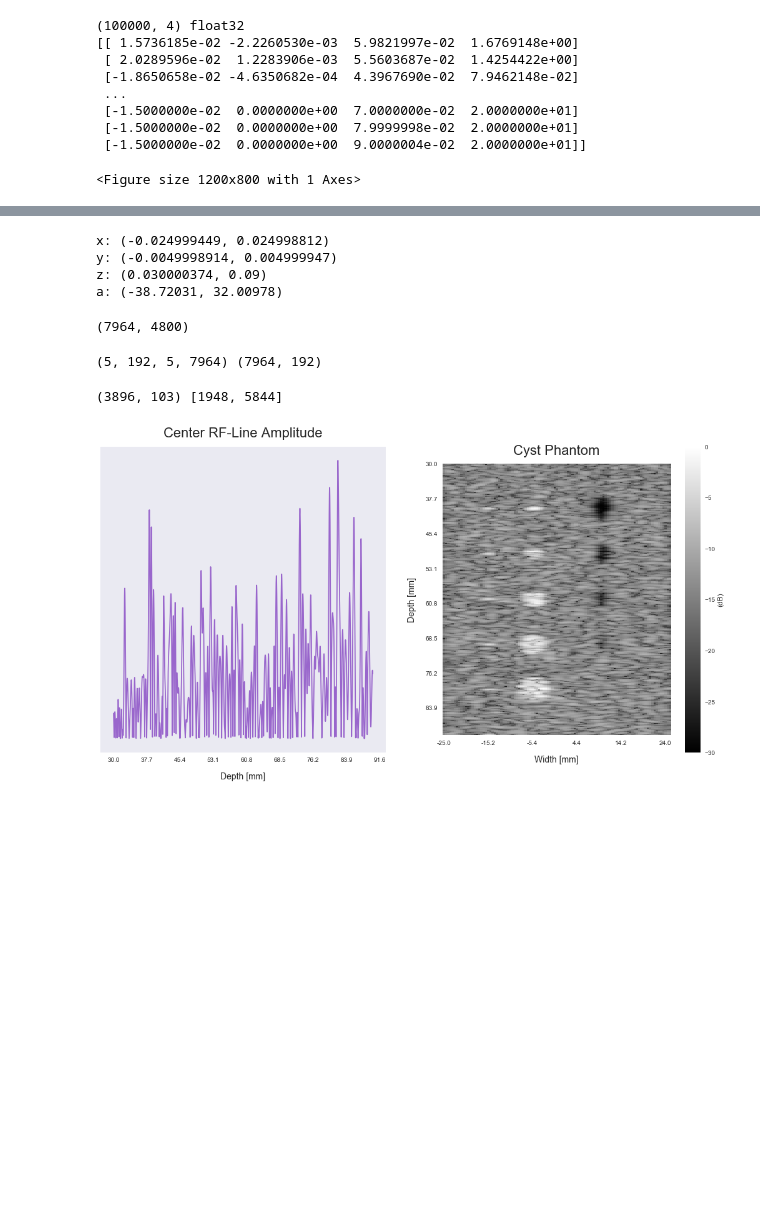
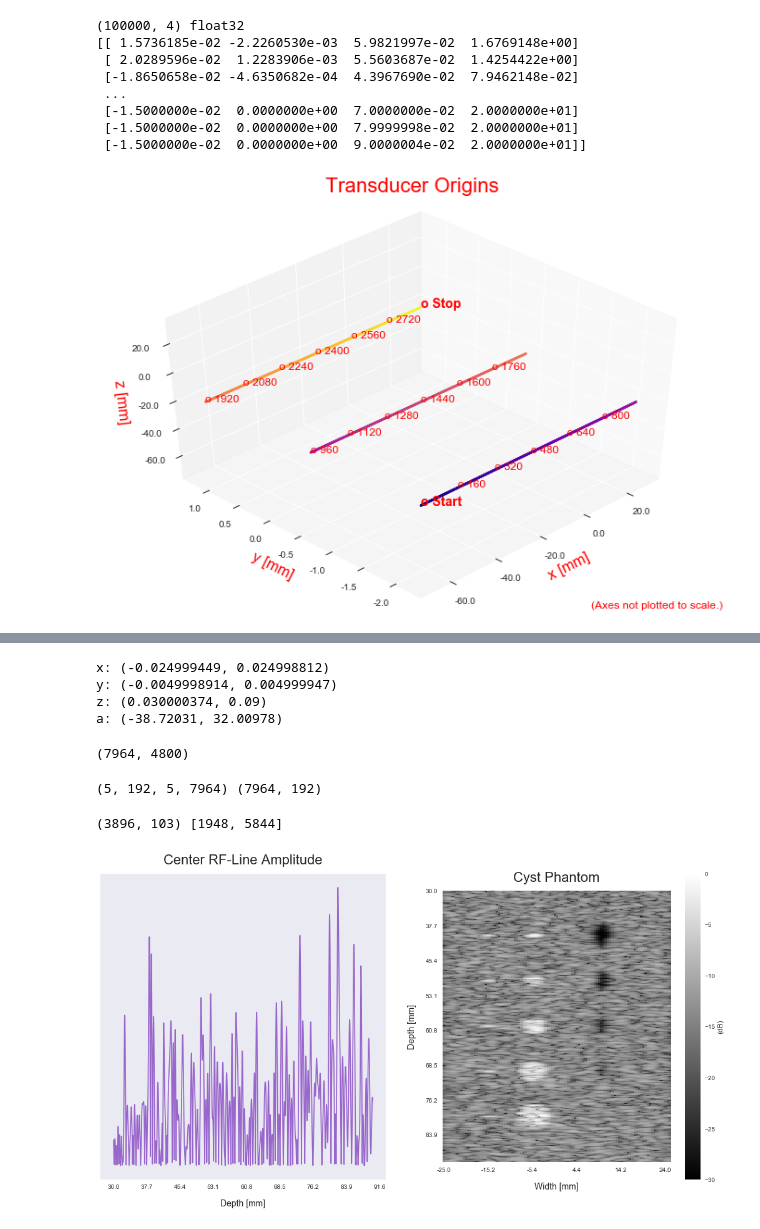
Before and after one commit to spenceryue/OpenBCSim, a Jupyter notebook: jupyter/Cyst Phantom from Field II.ipynb, the cells around one changed output, grey strips where cells are left out. Drawn from its saved outputs; the diff is of its cells as text; code cells hidden in the pictures; blank space fills up the shorter version.

```diff
--- a/jupyter/Cyst Phantom from Field II.ipynb
+++ b/jupyter/Cyst Phantom from Field II.ipynb
@@ -49,6 +49,8 @@ sim.set_parameter ('radial_decimation', '1') # depth-direction downsampling fact
 sim.set_parameter ('phase_delay', 'on') # improves subsample accuracy
 sim.set_parameter ('use_elev_hack', 'off')
 # %%
+import numpy as np
+
 def subdivide (length, num):
     delta = length * 1/num
     divisions = np.arange ((-num//2 + 1) * delta, (num//2 + 1) * delta, delta)
@@ -62,17 +64,13 @@ def linear_transducer (N_elements, width, height, kerf, no_sub_x=1, no_sub_y=1,
     elem_x = subdivide (width, no_sub_x)
     elem_y = subdivide (height, no_sub_y)
 
-    template_x = np.tile (elem_x, [1, N_elements])
-    template_x = template_x.repeat (no_sub_y, axis=0)
-    template_y = np.tile (elem_y.reshape(-1, 1), [1, N_elements])
-    template_y = template_y.repeat (no_sub_x, axis=1)
+    template_x = np.tile (elem_x, [no_sub_y, N_elements])
+    template_y = np.tile (elem_y.reshape(-1, 1), [1, template_x.shape[1]])
 
     pitch = width + kerf # element center-to-center distance
-    origins_x = np.arange (
-        (-N_elements//2 + 1) * pitch,
-        (N_elements//2 + 1) * pitch,
-        pitch
-    ).reshape (1, -1)
+    transducer_width = (N_elements - 1) * pitch
+    origins_x = np.arange ((-N_elements//2 + 1) * pitch, (N_elements//2 + 1) * pitch, pitch)
+    origins_x = origins_x.reshape (1, -1)
     origins_x = origins_x.repeat (no_sub_x, axis=1)
     origins_x = origins_x.repeat (no_sub_y, axis=0)
 
@@ -108,36 +106,48 @@ sim.set_scan_sequence (origins, directions, line_length, lateral_dirs, timestamp
 # %%
 # Plot transducer origins
 
 from matplotlib import pyplot as plt
 from mpl_toolkits.mplot3d import Axes3D
 
 fig = plt.figure (figsize=(12,8))
 ax = fig.gca (projection='3d')
 ax.scatter (
   origins[:,0],
   origins[:,1],
   origins[:,2],
   c=np.arange (origins.shape[0]),
   s=5,
   cmap='plasma'
 )
 
-ax.text (*origins[0], 'o Start', fontsize=14, weight='bold')
+ax.text (*origins[0], 'o Start', fontsize=14, weight='bold', color='red')
 stride = N_elements * no_sub_x // 6
 for i in range (stride, origins.shape[0], stride):
-    ax.text (*origins[i], 'o {}'.format (i), fontsize=12, weight='ultralight')
-ax.text (*origins[-1], 'o Stop', fontsize=14, weight='bold')
+    ax.text (*origins[i], 'o {}'.format (i), fontsize=12, color='red')
+ax.text (*origins[-1], 'o Stop', fontsize=14, weight='bold', color='red')
 
-ax.set_xlabel ('x', color='red', fontsize=16, labelpad=10)
-ax.set_ylabel ('y', color='red', fontsize=16, labelpad=10)
-ax.set_zlabel ('z', color='red', fontsize=16, labelpad=10)
+ax.set_xlabel ('x [mm]', color='red', fontsize=16, labelpad=10)
+xticks = ax.get_xticks ()
+ax.set_xticklabels (['{:.1f}'.format (e*1000) for e in xticks])
+ax.set_ylabel ('y [mm]', color='red', fontsize=16, labelpad=10)
+yticks = ax.get_yticks ()
+ax.set_yticklabels (['{:.1f}'.format (e*1000) for e in yticks])
+ax.set_zlabel ('z [mm]', color='red', fontsize=16, labelpad=10)
+zticks = ax.get_zticks ()
+ax.set_zticklabels (['{:.1f}'.format (e*1000) for e in zticks])
+
 ax.set_title ('Transducer Origins', color='red', fontsize=22, pad=50)
 ax.set_facecolor ('white')
+
+# limits = np.array ([getattr (ax, 'get_{}lim'.format(axis)) () for axis in 'xyz'])
+# ax.auto_scale_xyz(*[(limits.min (), limits.max ())]*3)
+
 ax.view_init (elev=45, azim=225)
+ax.text2D (1, 0, '(Axes not plotted to scale.)', transform=ax.transAxes, ha='right', fontsize=12, color='red')
 
 plt.show()
 # %% [output]
-<Figure size 1200x800 with 1 Axes>
+[figure, added]
 # %%
 # Define excitation signal
 
```
Also changed, not shown: parts of 2 cells of this notebook, 12 other files.
